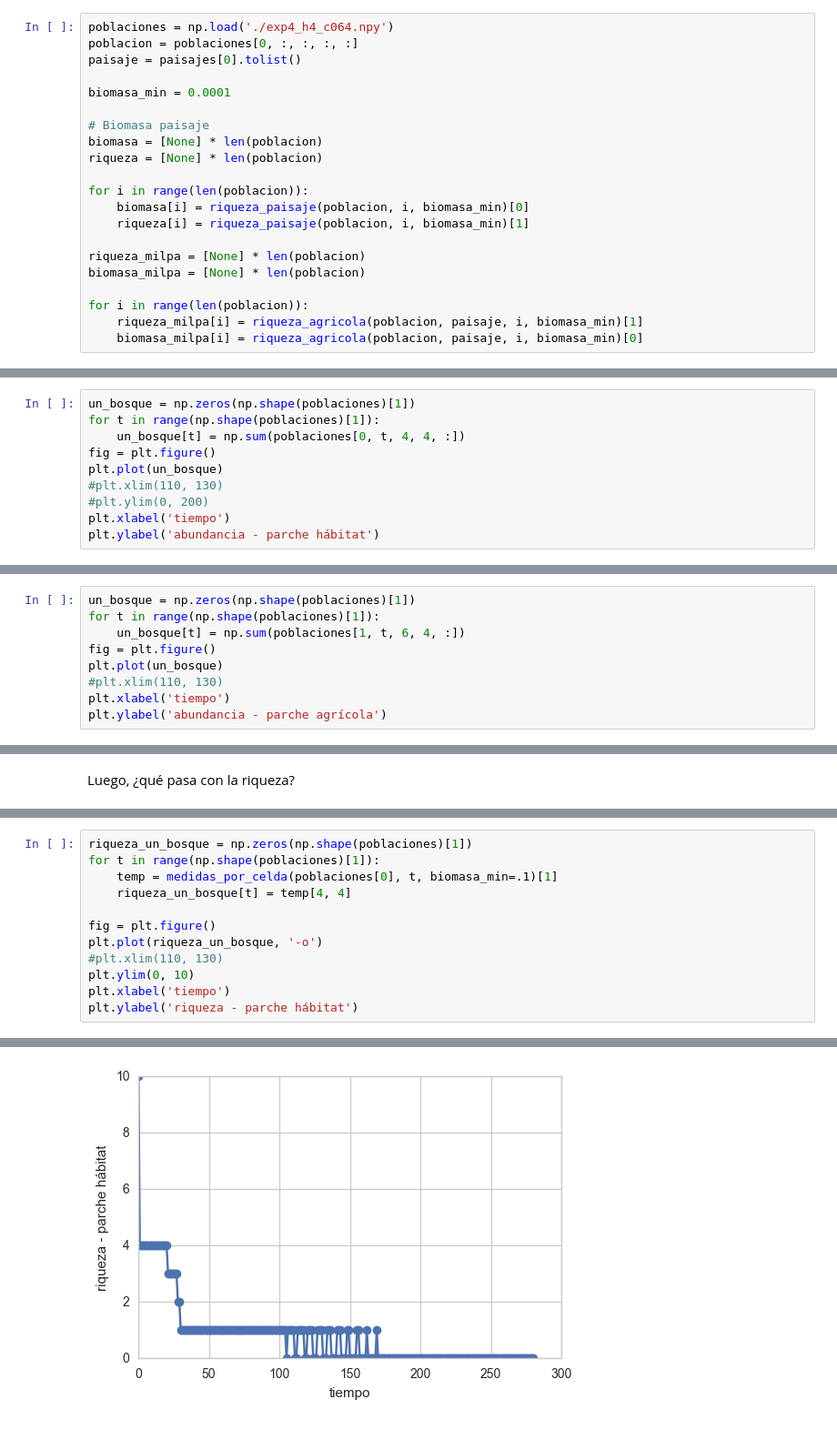
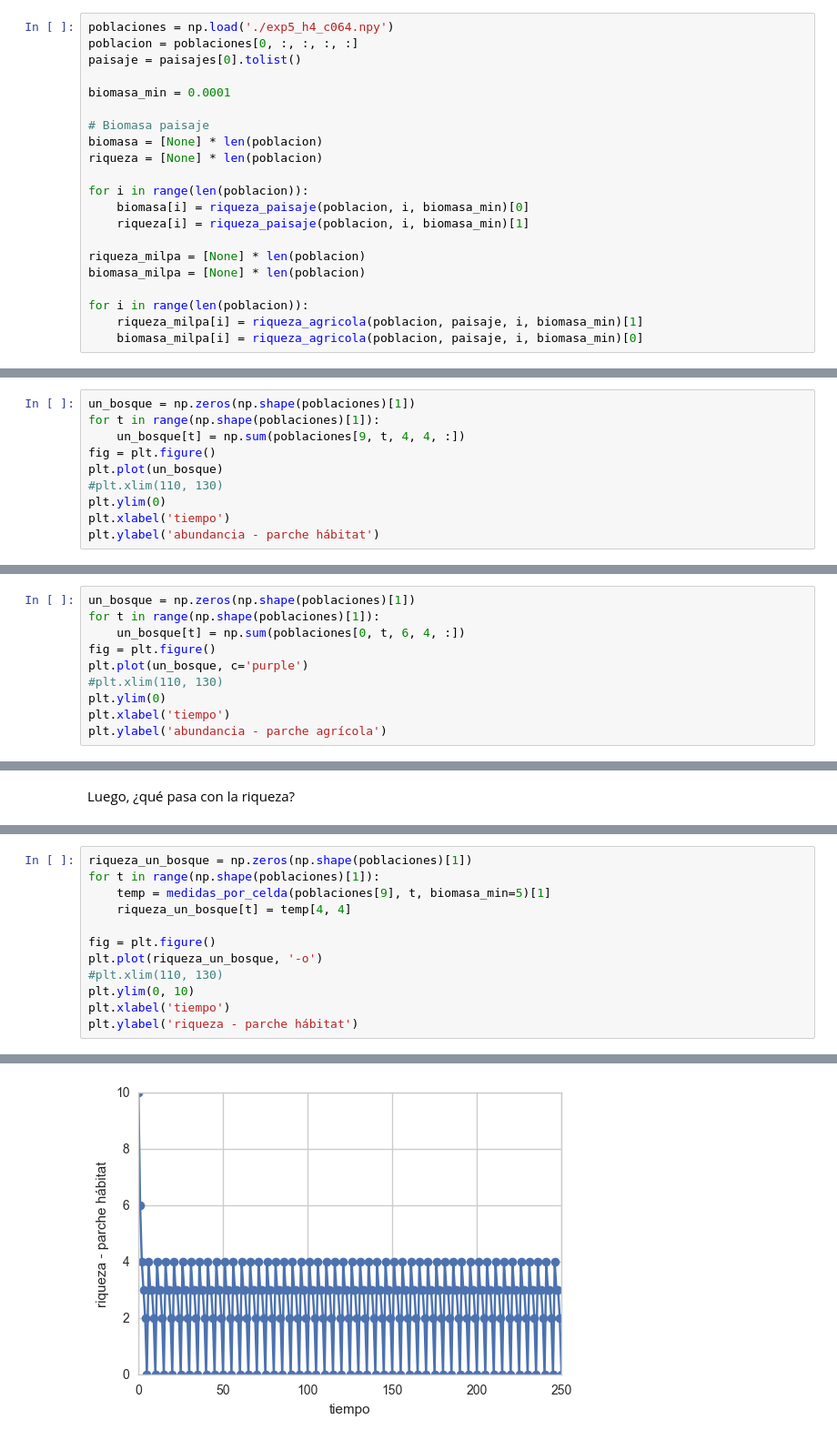
Before and after one commit to iramosp/MatrizAgroecol-gica, a Jupyter notebook: Exp-habitat/Exp parches habitat.ipynb, the cells around one changed output, grey strips where cells are left out. Shown: that part at 91% size. Saved outputs shown, nothing was run; the diff lists cells and outputs as text.

```diff
--- a/Exp-habitat/Exp parches habitat.ipynb
+++ b/Exp-habitat/Exp parches habitat.ipynb
@@ -263,7 +342,7 @@ for c in comunidades:
 # %% [markdown]
 Estructura de poblaciones es `poblaciones[intensificacion, tiempo, x, y, especie]` y de población es [tiempo, x, y, especie]
 # %%
-poblaciones = np.load('./exp4_h4_c064.npy')
+poblaciones = np.load('./exp5_h4_c064.npy')
 poblacion = poblaciones[0, :, :, :, :]
 paisaje = paisajes[0].tolist()
 
@@ -404,11 +483,11 @@ Primero, ¿qué pasa con la biomasa dentro de un parche de bosque?
 # %%
 un_bosque = np.zeros(np.shape(poblaciones)[1])
 for t in range(np.shape(poblaciones)[1]):
-    un_bosque[t] = np.sum(poblaciones[0, t, 4, 4, :])
+    un_bosque[t] = np.sum(poblaciones[9, t, 4, 4, :])
 fig = plt.figure()
 plt.plot(un_bosque)
 #plt.xlim(110, 130)
-#plt.ylim(0, 200)
+plt.ylim(0)
 plt.xlabel('tiempo')
 plt.ylabel('abundancia - parche hábitat')
 # %% [output]
@@ -417,10 +496,11 @@ plt.ylabel('abundancia - parche hábitat')
 # %%
 un_bosque = np.zeros(np.shape(poblaciones)[1])
 for t in range(np.shape(poblaciones)[1]):
-    un_bosque[t] = np.sum(poblaciones[1, t, 6, 4, :])
+    un_bosque[t] = np.sum(poblaciones[0, t, 6, 4, :])
 fig = plt.figure()
-plt.plot(un_bosque)
+plt.plot(un_bosque, c='purple')
 #plt.xlim(110, 130)
+plt.ylim(0)
 plt.xlabel('tiempo')
 plt.ylabel('abundancia - parche agrícola')
 # %% [output]
@@ -431,18 +513,18 @@ Luego, ¿qué pasa con la riqueza?
 # %%
 riqueza_un_bosque = np.zeros(np.shape(poblaciones)[1])
 for t in range(np.shape(poblaciones)[1]):
-    temp = medidas_por_celda(poblaciones[0], t, biomasa_min=.1)[1]
+    temp = medidas_por_celda(poblaciones[9], t, biomasa_min=5)[1]
     riqueza_un_bosque[t] = temp[4, 4]
 
 fig = plt.figure()
 plt.plot(riqueza_un_bosque, '-o')
 #plt.xlim(110, 130)
 plt.ylim(0, 10)
 plt.xlabel('tiempo')
 plt.ylabel('riqueza - parche hábitat')
 # %% [output]
 <matplotlib.text.Text at 0x...>
-[figure, old version]
+[figure, new version]
 # %%
 riqueza_un_bosque = np.zeros(np.shape(poblaciones)[1])
 for t in range(np.shape(poblaciones)[1]):
```
Also changed, not shown: parts of 22 cells of this notebook, 1 other file.
